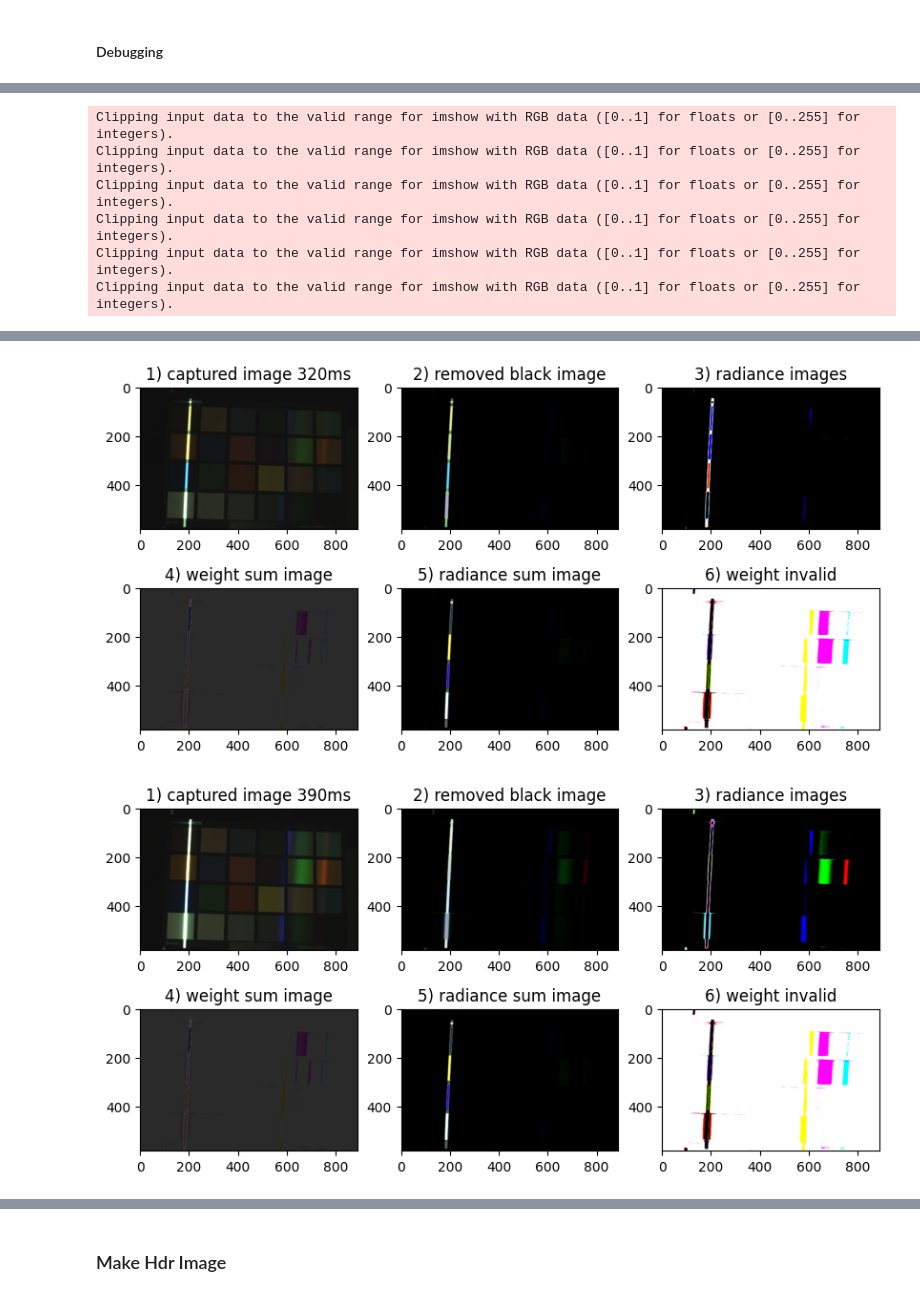
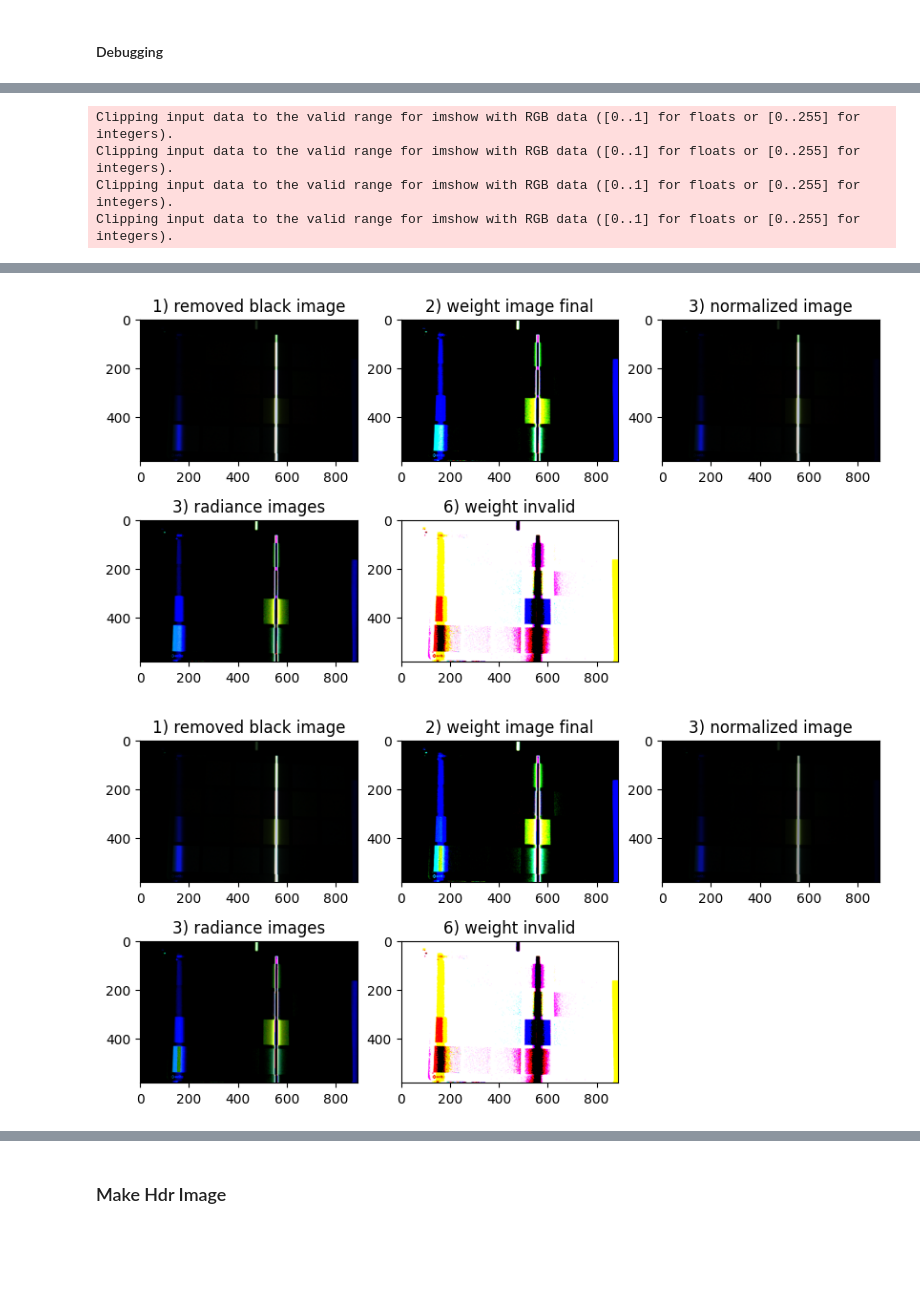
Before and after one commit to shshin1210/DSL, a Jupyter notebook: rgb_intensisty_test.ipynb, the cells around one changed output, grey strips where cells are left out. Cells and saved outputs as stored; diff of their text form; code cells hidden in the pictures; blank space fills up the shorter version.

```diff
--- a/rgb_intensisty_test.ipynb
+++ b/rgb_intensisty_test.ipynb
@@ -128,7 +138,7 @@ radiance_weight = cal_radiance_weight(exp_images_bgrm)
 # assumes that we have the uint16 LDR images
 # image intensity weight
 
-invalid_intensity_ratio = 0.05  # 0 < invalid_intensity_ratio: invalid,  out of 1
+invalid_intensity_ratio = 0.02 # 0 < invalid_intensity_ratio: invalid,  out of 1
 
 max_intensity = 2**16
 weight_trapezoid = np.zeros(max_intensity)
@@ -149,14 +159,14 @@ for i in range(max_intensity):
 # assumes that we have the uint16 LDR images
 # black removed image intensity weight
 
-invalid_intensity_ratio = 0.05  # 0 < invalid_intensity_ratio: invalid,  out of 1
+invalid_intensity_ratio = 0.02  # 0 < invalid_intensity_ratio: invalid,  out of 1
 
 max_intensity = 2**16
 weight_trapezoid_bgrm = np.zeros(max_intensity)
 intv = float(max_intensity) * invalid_intensity_ratio
 
 for i in range(max_intensity):
-    if i < intv:
+    if i < intv: # 3
         weight_trapezoid_bgrm[i] = 0
     elif i < intv * 2:
         weight_trapezoid_bgrm[i] = (i - intv) / intv
@@ -209,7 +221,7 @@ Clipping input data to the valid range for imshow with RGB data ([0..1] for floa
 ldr_path = os.path.join(ldr2hdr_dir, 'step2_%sms_crop/calibration00/capture_%04d.png')
 black_path = os.path.join(ldr2hdr_dir, 'step2_%sms_black_crop/calibration00/capture_%04d.png')
 
-i = 100
+i = 201
 
 ldr_images = np.array([cv2.imread(ldr_path%(k, i), -1)[:,:,::-1] for k in ex_time])
 ldr_black_images = np.array([cv2.imread(black_path%(k, 0), -1)[:,:,::-1] for k in ex_time])
@@ -248,0 +279,6 @@ radiance_sum_image[idx_invalid] = 0
+# %%
+for i in range(len(ldr_images)):
+    plt.figure(figsize = (10,5))
+    plt.subplot(131), plt.imshow(weighted_images[i]), plt.title('1) weighted_images')
+    plt.subplot(132), plt.imshow(weighted_images_bgrm[i]), plt.title('2) weighted_images_bgrm')
+    plt.subplot(133), plt.imshow(weighted_images_final[i]), plt.title('2) weight image final')
@@ -249,18 +289,14 @@ radiance_sum_image[idx_invalid] = 0
 # %%
 for i in range(len(ldr_images)):
     plt.figure(figsize = (10,5))
-    plt.subplot(231), plt.imshow(ldr_images[i]/65535), plt.title('1) captured image %sms'%ex_time[i])
-    plt.subplot(232), plt.imshow(ldr_images_bgrm[i]/65535), plt.title('2) removed black image')
+    plt.subplot(231), plt.imshow(ldr_images_bgrm[i] /65535), plt.title('1) removed black image')
+    plt.subplot(232), plt.imshow(weighted_images_final[i]), plt.title('2) weight image final')
+    plt.subplot(233), plt.imshow((ldr_images_bgrm[i] / (radiance_weight[i] * exposure[i]))/ 100000), plt.title('3) normalized image')
+    plt.subplot(234), plt.imshow(radiance_images[i]/10000), plt.title('3) radiance images')
 
-    plt.subplot(233), plt.imshow(radiance_images[i]/10000), plt.title('3) radiance images')
-    plt.subplot(234), plt.imshow(weight_sum_image/6), plt.title('4) weight sum image')
-    plt.subplot(235), plt.imshow(radiance_sum_image/(6*50000)), plt.title('5) radiance sum image')
-
-    plt.subplot(236), plt.imshow(idx_invalid.astype(np.uint8)*255), plt.title('6) weight invalid')
+    plt.subplot(235), plt.imshow(idx_invalid.astype(np.uint8)*255), plt.title('6) weight invalid')
 # %% [output]
 Clipping input data to the valid range for imshow with RGB data ([0..1] for floats or [0..255] for integers).
 Clipping input data to the valid range for imshow with RGB data ([0..1] for floats or [0..255] for integers).
 Clipping input data to the valid range for imshow with RGB data ([0..1] for floats or [0..255] for integers).
 Clipping input data to the valid range for imshow with RGB data ([0..1] for floats or [0..255] for integers).
-Clipping input data to the valid range for imshow with RGB data ([0..1] for floats or [0..255] for integers).
-Clipping input data to the valid range for imshow with RGB data ([0..1] for floats or [0..255] for integers).
@@ -268,2 +304,2 @@ Clipping input data to the valid range for imshow with RGB data ([0..1] for floa
-[figure, old version]
+[figure, new version]
-[figure, old version]
+[figure, new version]
```
Also changed, not shown: parts of 36 cells of this notebook, 1 other file.
